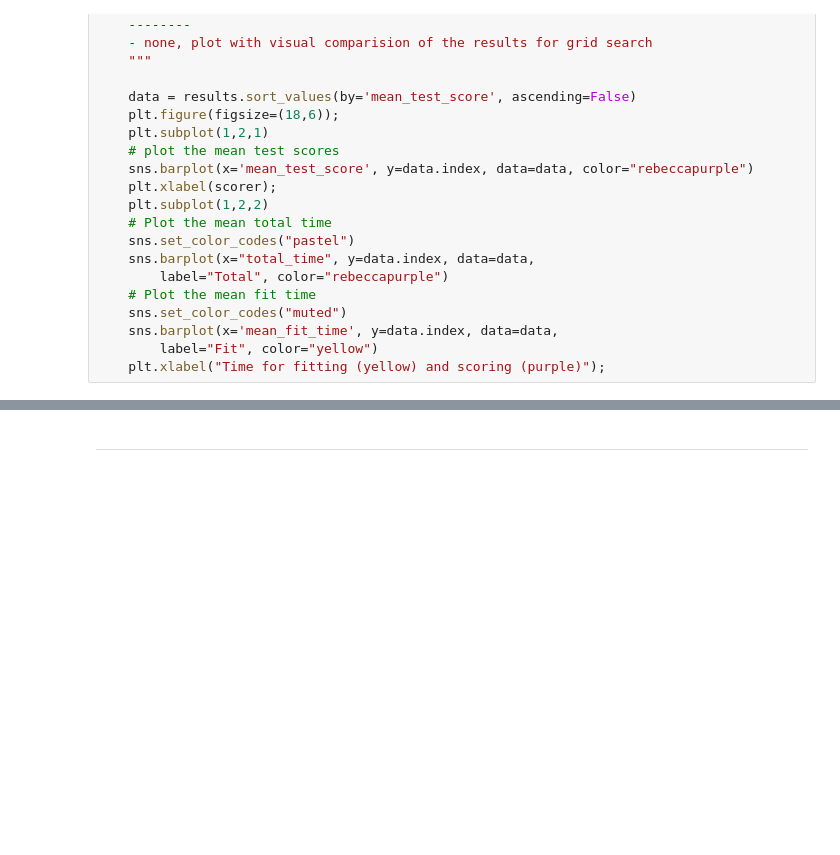
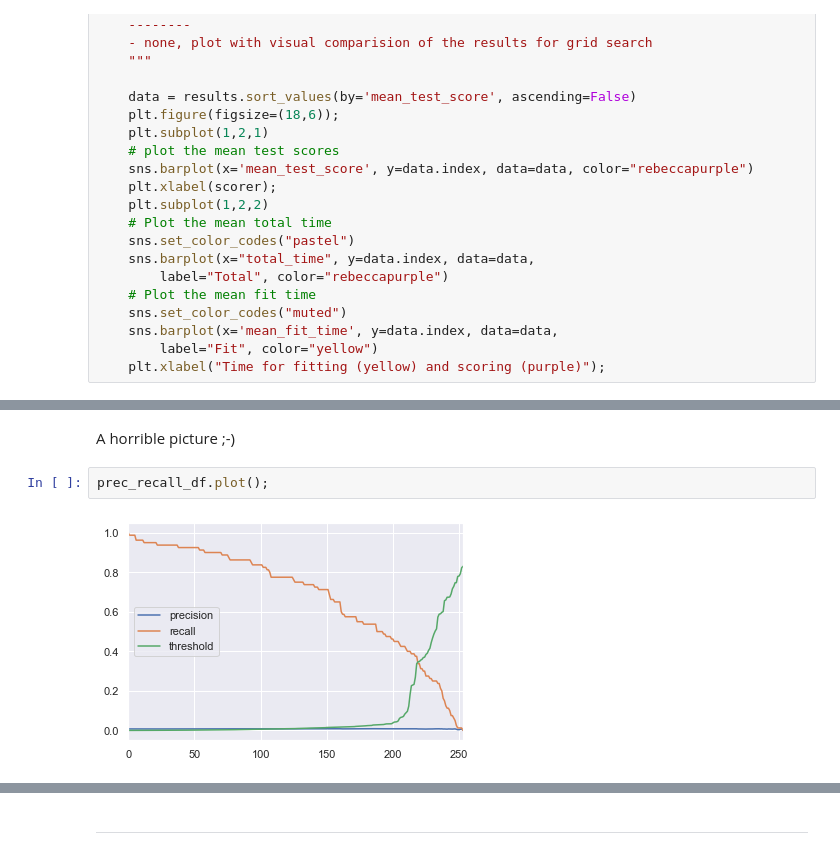
Before and after one commit to rbuerki/projects-ml, a Jupyter notebook: uplift_modelling_imbalanced_starbucks/2-uplift_modelling_SMOTENC_sophisticated.ipynb, the cells around one changed output, grey strips where cells are left out. Saved outputs shown, nothing was run; the diff lists cells and outputs as text; blank space fills up the shorter version.

```diff
--- a/uplift_modelling_imbalanced_starbucks/2-uplift_modelling_SMOTENC_sophisticated.ipynb
+++ b/uplift_modelling_imbalanced_starbucks/2-uplift_modelling_SMOTENC_sophisticated.ipynb
@@ -554,0 +552,6 @@ prec_recall_df = return_precision_recall(y, probs, threshold_recall=None)
+# %% [markdown]
+A horrible picture ;-)
+# %%
+prec_recall_df.plot();
+# %% [output]
+[figure, added]
```
Also changed, not shown: parts of 30 cells of this notebook.
